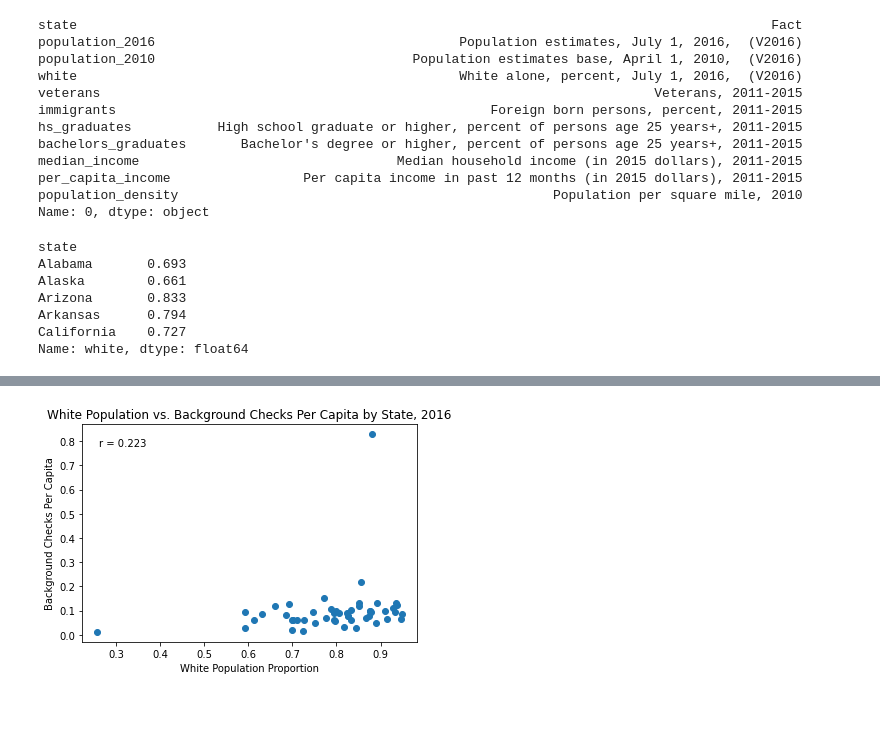
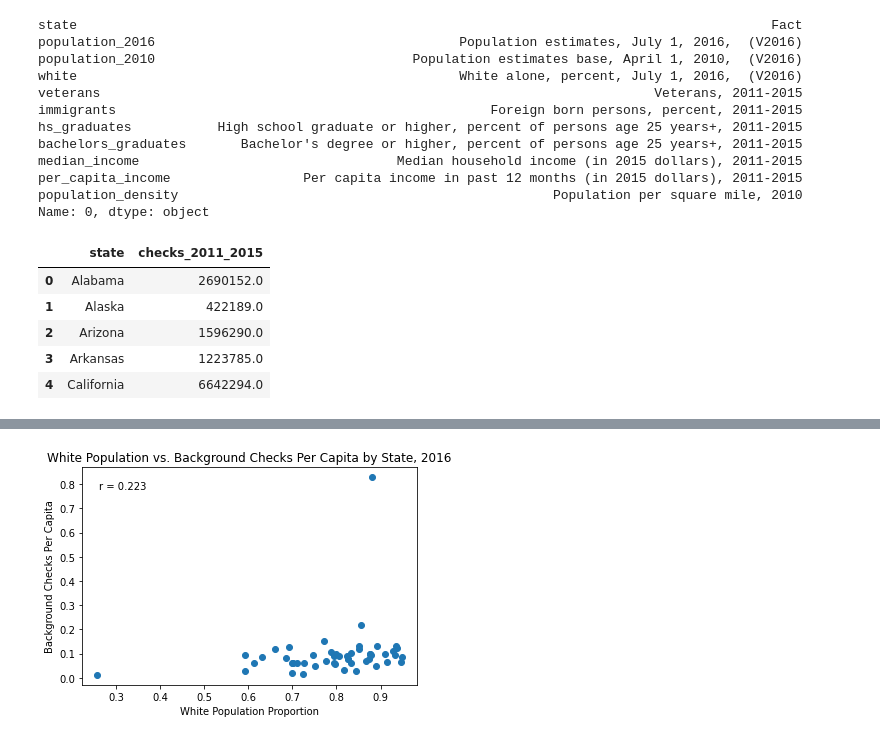
Before and after one commit to evanchen13/gun-census, a Jupyter notebook: gun-census.ipynb, the cells around one changed output, grey strips where cells are left out. Drawn from its saved outputs; the diff is of its cells as text; code cells hidden in the pictures; blank space fills up the shorter version.

```diff
--- a/gun-census.ipynb
+++ b/gun-census.ipynb
@@ -903,15 +912,15 @@ median_income                                 Median household income (in 2015 d
 per_capita_income                 Per capita income in past 12 months (in 2015 dollars), 2011-2015
 population_density                                                Population per square mile, 2010
 Name: 0, dtype: object
-# %%
-white = census_df['white']
-white.index = census_df['state']
-white.head()
-# %% [output]
-state
-Alabama       0.693
-Alaska        0.661
-Arizona       0.833
-Arkansas      0.794
-California    0.727
-Name: white, dtype: float64
+# %%
+gun_2011_2015 = gun_df.query('year >= "2011-01-01" and year <= "2015-01-01"')
+gun_2011_2015 = gun_2011_2015.groupby('state')['totals'].sum().reset_index()
+gun_2011_2015.rename(columns={'totals': 'checks_2011_2015'}, inplace=True)
+gun_2011_2015.head()
+# %% [output]
+|  | state | checks_2011_2015 |
+| 0 | Alabama | 2690152.0 |
+| 1 | Alaska | 422189.0 |
+| 2 | Arizona | 1596290.0 |
+| 3 | Arkansas | 1223785.0 |
+| 4 | California | 6642294.0 |
```
Also changed, not shown: parts of 41 cells of this notebook.
